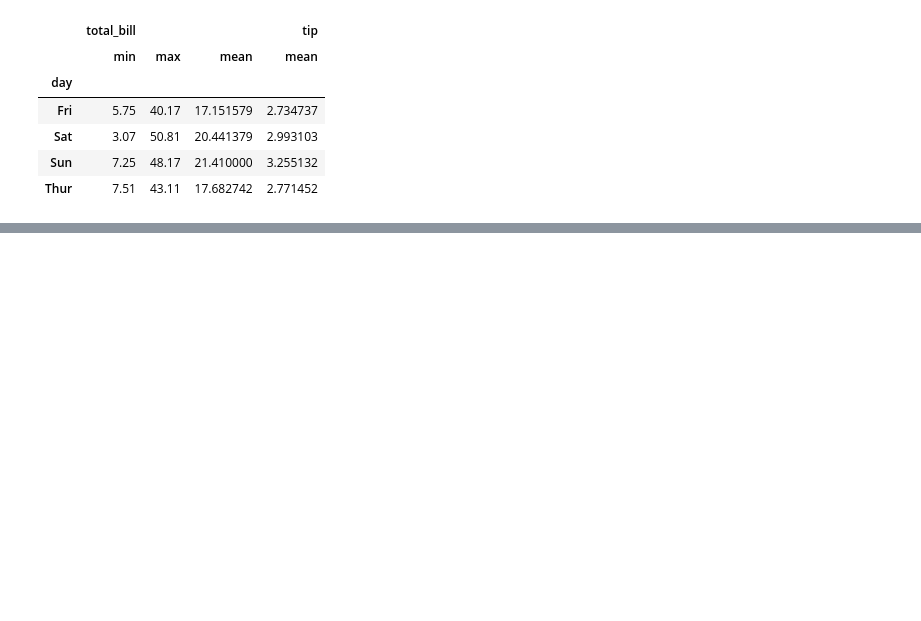
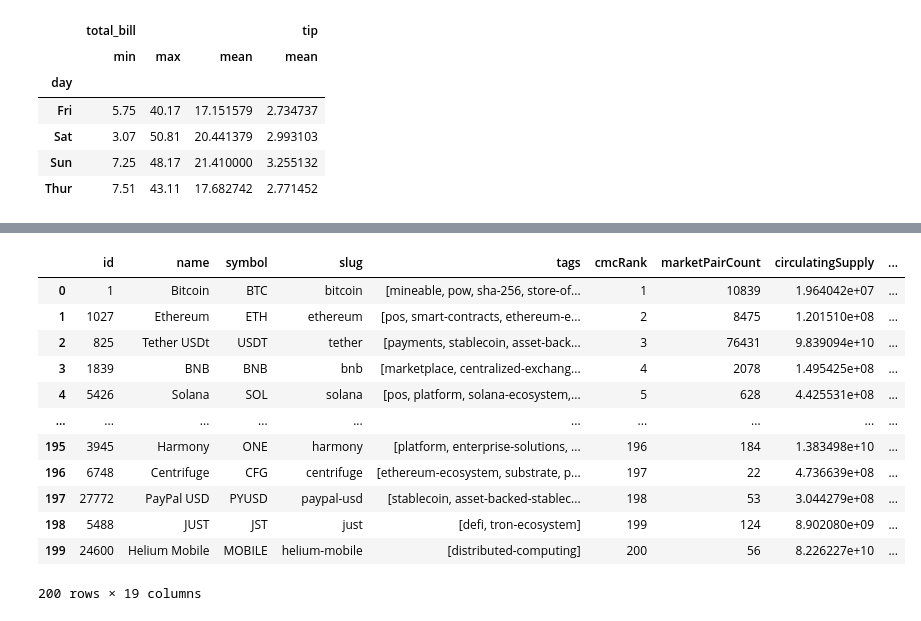
Before and after one commit to gnlins/AulaGit_Santander2024, a Jupyter notebook: notebook.ipynb, the cells around one changed output, grey strips where cells are left out. Cells and saved outputs as stored; diff of their text form; code cells hidden in the pictures; blank space fills up the shorter version.

```diff
--- a/notebook.ipynb
+++ b/notebook.ipynb
@@ -206,0 +320,18 @@ tips.groupby('day')['total_bill'].mean().plot(kind='bar')
+# %%
+js  = json.loads(requests.get('https://api.coinmarketcap.com/data-api/v3/cryptocurrency/listing?start=1&limit=200&sortBy=market_cap&sortType=desc&convert=USD&cryptoType=all&tagType=all&audited=false').text)
+# %%
+pd.DataFrame.from_dict(js['data']['cryptoCurrencyList'])
+# %% [output]
+|  | id | name | symbol | slug | tags | cmcRank | marketPairCount | circulatingSupply | ... |
+| 0 | 1 | Bitcoin | BTC | bitcoin | [mineable, pow, sha-256, store-of... | 1 | 10839 | 1.964042e+07 | ... |
+| 1 | 1027 | Ethereum | ETH | ethereum | [pos, smart-contracts, ethereum-e... | 2 | 8475 | 1.201510e+08 | ... |
+| 2 | 825 | Tether USDt | USDT | tether | [payments, stablecoin, asset-back... | 3 | 76431 | 9.839094e+10 | ... |
+| 3 | 1839 | BNB | BNB | bnb | [marketplace, centralized-exchang... | 4 | 2078 | 1.495425e+08 | ... |
+| 4 | 5426 | Solana | SOL | solana | [pos, platform, solana-ecosystem,... | 5 | 628 | 4.425531e+08 | ... |
+| ... | ... | ... | ... | ... | ... | ... | ... | ... | ... |
+| 195 | 3945 | Harmony | ONE | harmony | [platform, enterprise-solutions, ... | 196 | 184 | 1.383498e+10 | ... |
+| 196 | 6748 | Centrifuge | CFG | centrifuge | [ethereum-ecosystem, substrate, p... | 197 | 22 | 4.736639e+08 | ... |
+| 197 | 27772 | PayPal USD | PYUSD | paypal-usd | [stablecoin, asset-backed-stablec... | 198 | 53 | 3.044279e+08 | ... |
+| 198 | 5488 | JUST | JST | just | [defi, tron-ecosystem] | 199 | 124 | 8.902080e+09 | ... |
+| 199 | 24600 | Helium Mobile | MOBILE | helium-mobile | [distributed-computing] | 200 | 56 | 8.226227e+10 | ... |
+200 rows × 19 columns
```
Also changed, not shown: parts of 23 cells of this notebook, 3 other files.
